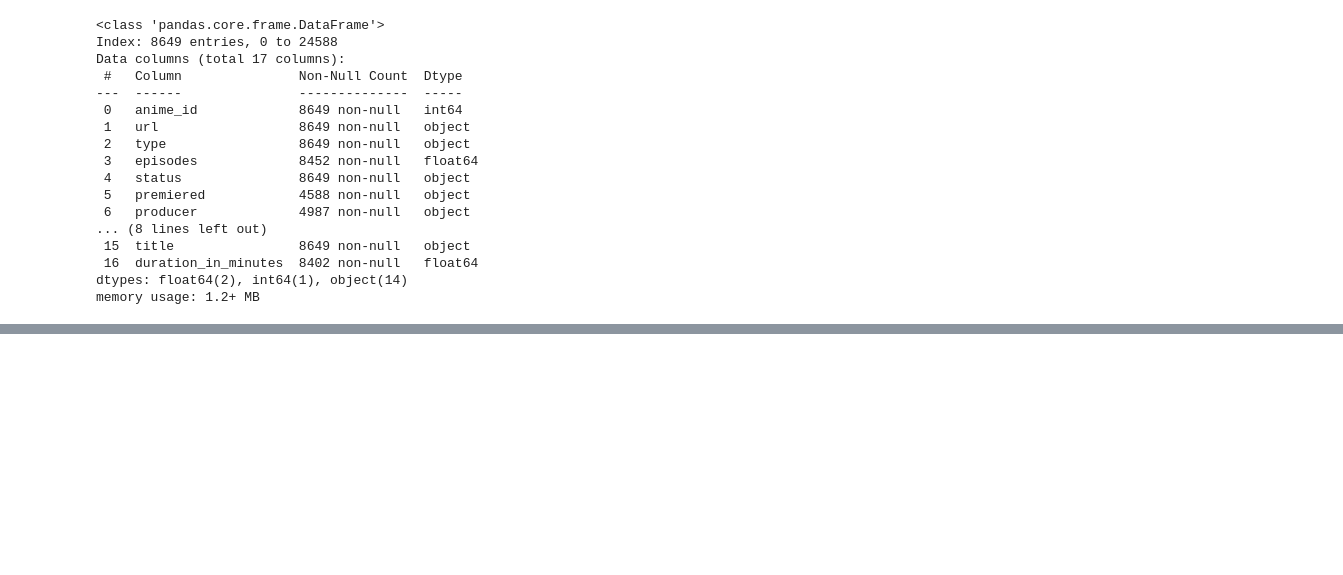
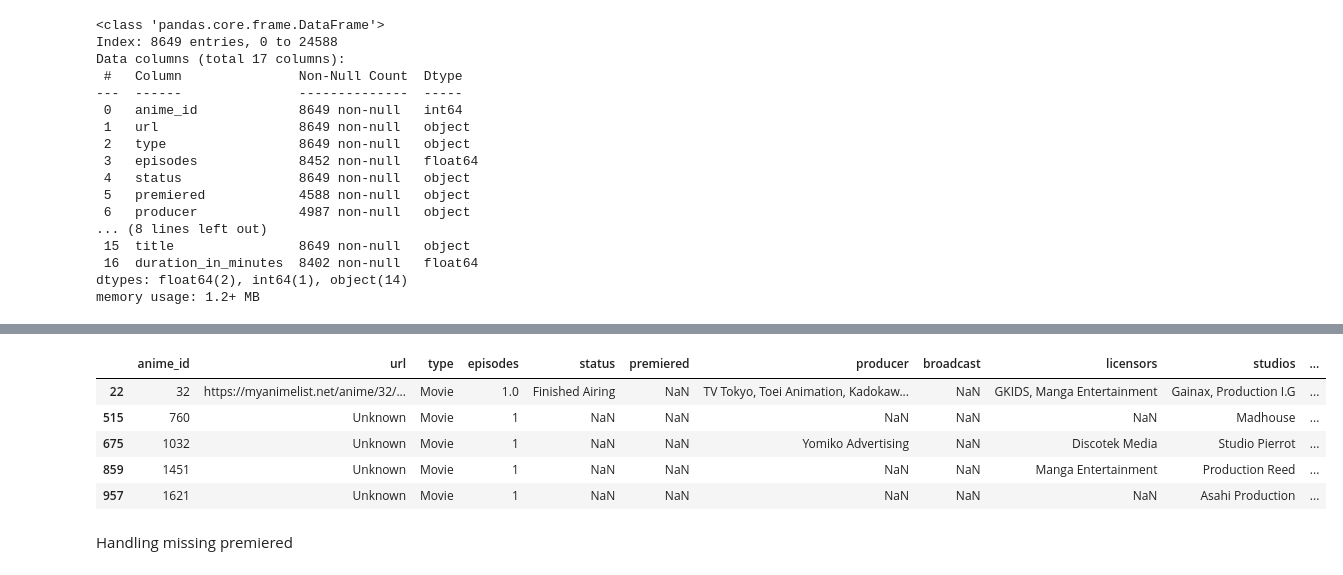
Before and after one commit to deltel/anime-recommendation-documentation, a Jupyter notebook: data_understanding_prepare_data.ipynb, the cells around one changed output, grey strips where cells are left out. Cells and saved outputs as stored; diff of their text form; code cells hidden in the pictures; blank space fills up the shorter version.

```diff
--- a/data_understanding_prepare_data.ipynb
+++ b/data_understanding_prepare_data.ipynb
@@ -350,0 +833,25 @@ memory usage: 1.2+ MB
+# %%
+merged_df.loc[merged_df["anime_id"] == 342, "status"] = "Finished Airing"
+merged_df.loc[merged_df["anime_id"] == 2691, "status"] = "Finished Airing" # to be dropped
+merged_df.loc[merged_df["anime_id"] == 4112, "status"] = "Finished Airing" # to be dropped not an anime
+merged_df.loc[merged_df["anime_id"] == 8149, "status"] = "Finished Airing"
+merged_df.loc[merged_df["anime_id"] == 10463, "status"] = "Finished Airing"
+merged_df.loc[merged_df["anime_id"] == 19683, "status"] = "Finished Airing"
+merged_df.loc[merged_df["anime_id"] == 33540, "status"] = "Finished Airing"
+merged_df.loc[merged_df["anime_id"] == 35210, "status"] = "Finished Airing" # to be dropped, not yet aired
+merged_df.loc[merged_df["anime_id"] == 35213, "status"] = "Finished Airing"
+merged_df.loc[merged_df["anime_id"] == 37767, "status"] = "Finished Airing"
+merged_df.loc[merged_df["anime_id"] == 38781, "status"] = "Finished Airing"
+# %%
+merged_df = merged_df.loc[~merged_df["anime_id"].isin([2691, 4112, 35210]), :]
+# %%
+merged_df.loc[merged_df["premiered"].isna(), :].head()
+# %% [output]
+|  | anime_id | url | type | episodes | status | premiered | producer | broadcast | licensors | studios | ... |
+| 22 | 32 | https://myanimelist.net/anime/32/... | Movie | 1.0 | Finished Airing | NaN | TV Tokyo, Toei Animation, Kadokaw... | NaN | GKIDS, Manga Entertainment | Gainax, Production I.G | ... |
+| 515 | 760 | Unknown | Movie | 1 | NaN | NaN | NaN | NaN | NaN | Madhouse | ... |
+| 675 | 1032 | Unknown | Movie | 1 | NaN | NaN | Yomiko Advertising | NaN | Discotek Media | Studio Pierrot | ... |
+| 859 | 1451 | Unknown | Movie | 1 | NaN | NaN | NaN | NaN | Manga Entertainment | Production Reed | ... |
+| 957 | 1621 | Unknown | Movie | 1 | NaN | NaN | NaN | NaN | NaN | Asahi Production | ... |
+# %% [markdown]
+Handling missing premiered
```
Also changed, not shown: parts of 64 cells of this notebook.
